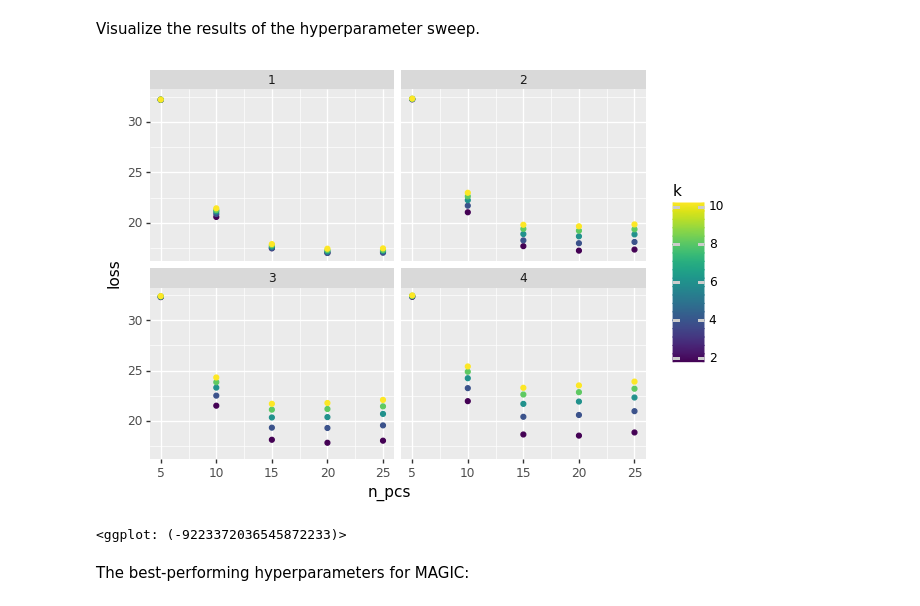
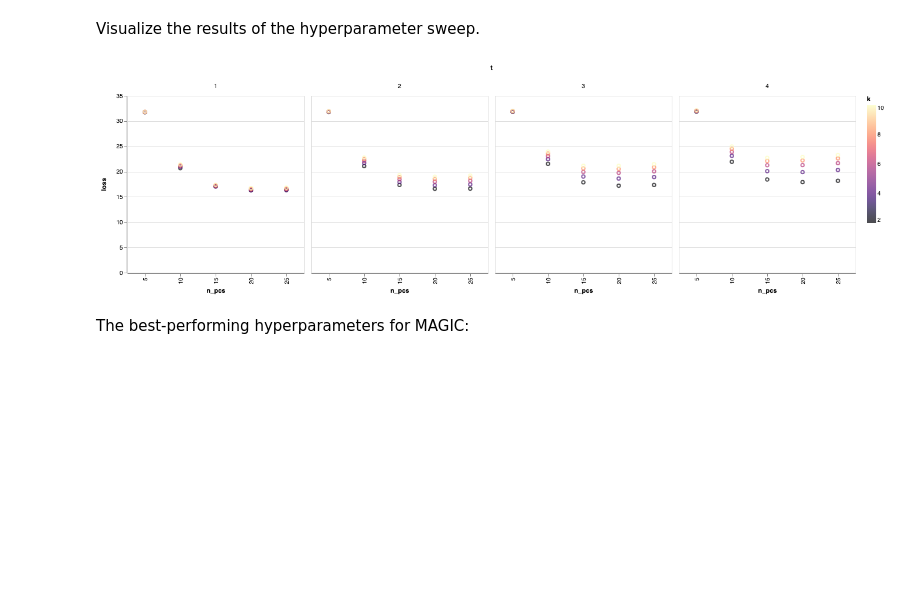
Before and after one commit to czbiohub-sf/molecular-cross-validation, a Jupyter notebook: src/noise2self_sc/Figure-MAGIC.ipynb, the cells around one changed output. Saved outputs shown, nothing was run; the diff lists cells and outputs as text; code cells hidden in the pictures; blank space fills up the shorter version.

```diff
--- a/src/noise2self_sc/Figure-MAGIC.ipynb
+++ b/src/noise2self_sc/Figure-MAGIC.ipynb
@@ -114,13 +117,16 @@ for t, n_pcs, k, denoised in results:
         d[gene] = losses[gene]
     rows.append(d)
 df = pd.DataFrame(rows)
-# %%
-from plotnine import *
-(ggplot(df, aes('n_pcs', 'loss', color='k'))
- + geom_point() + facet_wrap('t'))
-# %% [output]
-[figure, removed]
-<ggplot: (-9223372036545872233)>
+# %%
+alt.Chart(df).mark_point().encode(
+    x="n_pcs:N", y="loss:Q", color=alt.Color('k:Q', scale=alt.Scale(scheme='magma'))
+).properties(
+    width=300, height=300
+).facet(
+    column='t:N'
+)
+# %% [output]
+[figure, added]
 # %% [markdown]
 The best-performing hyperparameters for MAGIC:
 # %%
```
Also changed, not shown: parts of 21 cells of this notebook, 9 other files.
